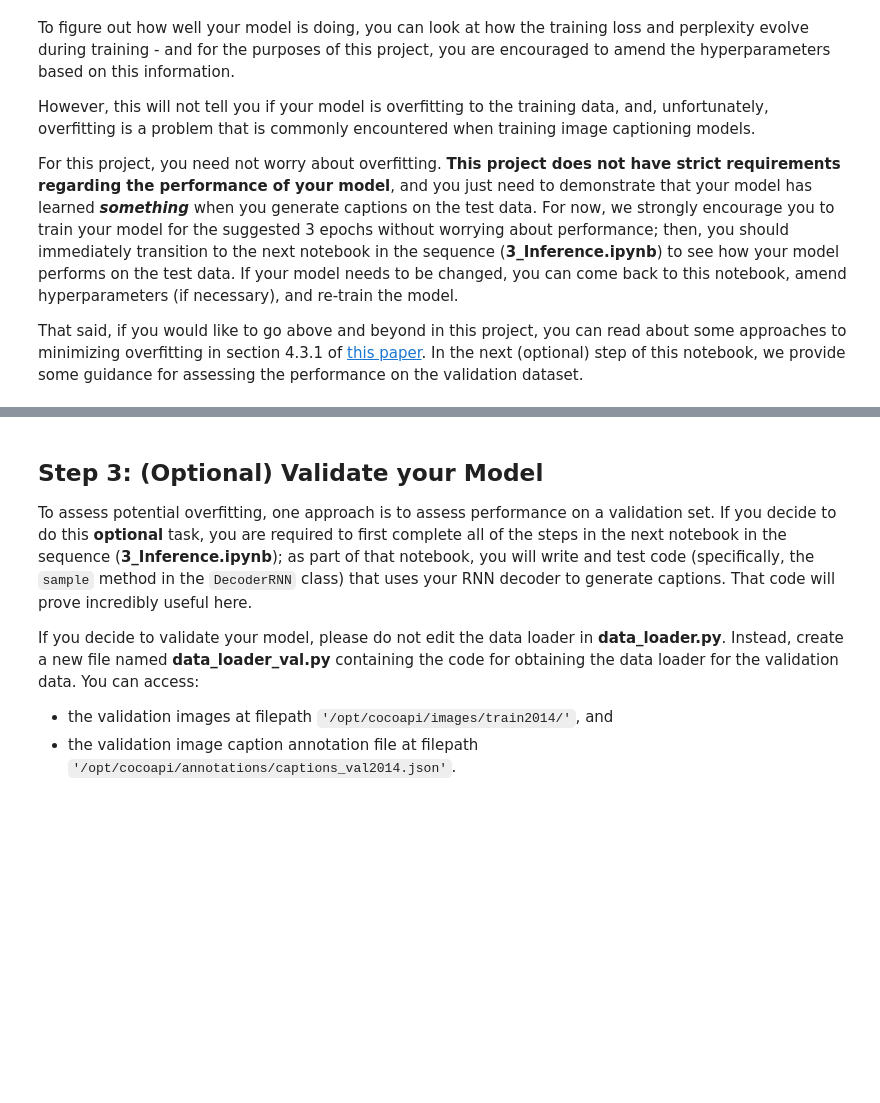
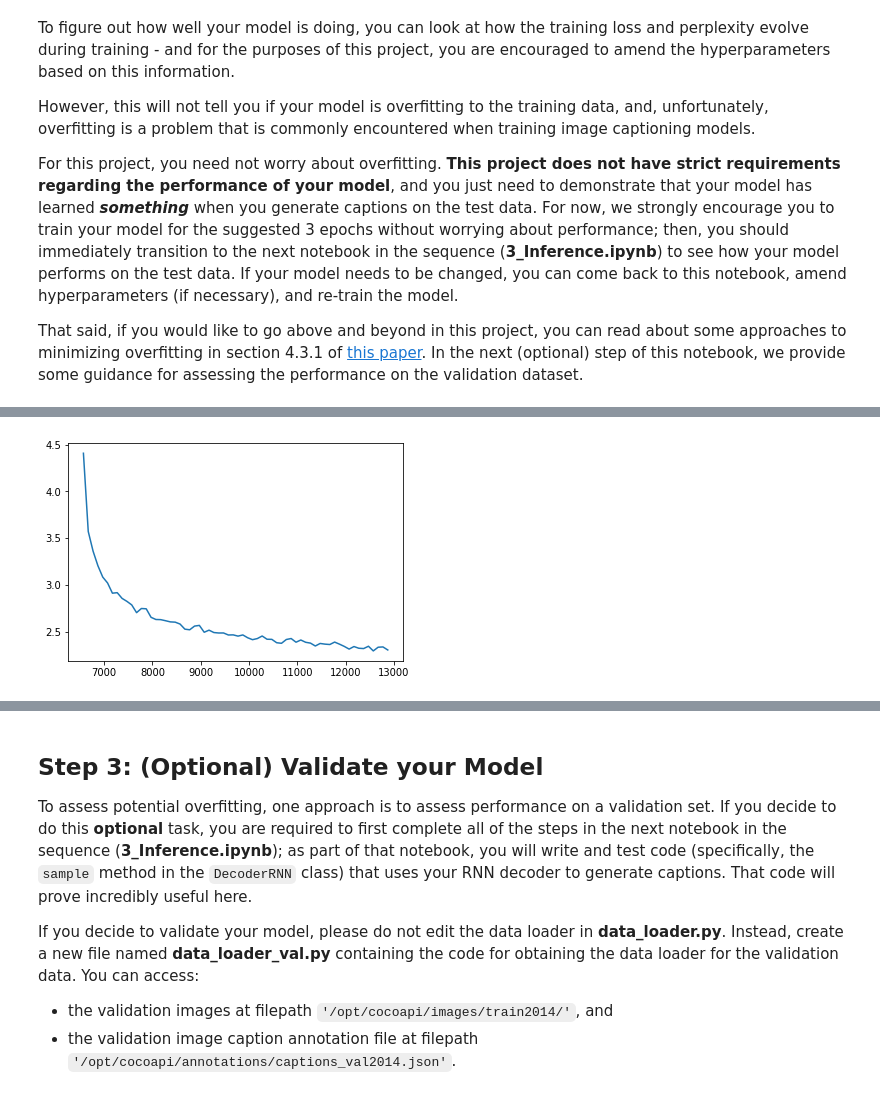
Before and after one commit to Rajesh45npt/CVND---Image-Captioning-Project, a Jupyter notebook: 2_Training.ipynb, the cells around one changed output, grey strips where cells are left out. Cells and saved outputs as stored; diff of their text form; code cells hidden in the pictures; blank space fills up the shorter version.

```diff
--- a/2_Training.ipynb
+++ b/2_Training.ipynb
@@ -103,7 +98,7 @@ import math
 
 
 ## TODO #1: Select appropriate values for the Python variables below.
-batch_size = 256         # batch size
+batch_size = 64         # batch size
 vocab_threshold = 8        # minimum word count threshold
 vocab_from_file = True    # if True, load existing vocab file
 embed_size = 512           # dimensionality of image and word embeddings
@@ -133,7 +128,7 @@ data_loader = get_loader(transform=transform_train,
 vocab_size = len(data_loader.dataset.vocab)
 
 # Initialize the encoder and decoder.
-encoder = EncoderCNN(embed_size)
+encoder = EncoderCNN(embed_size, unfreeze_layer_num=3)
 decoder = DecoderRNN(embed_size, hidden_size, vocab_size)
 
 # Move models to GPU if CUDA is available.
@@ -145,7 +140,7 @@ decoder.to(device)
 criterion = nn.CrossEntropyLoss().cuda() if torch.cuda.is_available() else nn.CrossEntropyLoss()
 
 # TODO #3: Specify the learnable parameters of the model.
-params = decoder.parameters()
+params = list(filter(lambda p: p.requires_grad,decoder.parameters())) + list(filter(lambda p: p.requires_grad, encoder.parameters()))
 
 # TODO #4: Define the optimizer.
 optimizer = torch.optim.Adam(params=params, lr=0.001)
@@ -192,28 +187,43 @@ import numpy as np
 import os
 import requests
 import time
+import matplotlib.pyplot as plt
+
 
 # Open the training log file.
 f = open(log_file, 'w')
 
-# old_time = time.time()
-# response = requests.request("GET",
-#                             "http://metadata.google.internal/computeMetadata/v1/instance/attributes/keep_alive_token",
-#                             headers={"Metadata-Flavor":"Google"})
+old_time = time.time()
+response = requests.request("GET",
+                            "http://metadata.google.internal/computeMetadata/v1/instance/attributes/keep_alive_token",
+                            headers={"Metadata-Flavor":"Google"})
+
+# List to store the information useful for graph plotting
 epoch_lst = []
 step_lst = []
 
 loss_lst = []
 perplexity_lst = []
+
+# Loading previously saved checkpoint of the model
+# encoder_file = "encoder-1.pkl"
+# decoder_file = "decoder-1.pkl"
+# encoder.load_state_dict(torch.load(os.path.join('./models', encoder_file)))
+# decoder.load_state_dict(torch.load(os.path.join('./models', decoder_file)))
+
+# Temporary list to store the metrics of every step for averaging on certain steps for visualization
+tmp_loss_lst = []
+tmp_perplexity_lst = []
+
 for epoch in range(1, num_epochs+1):
 
     for i_step in range(1, total_step+1):
 
-#         if time.time() - old_time > 60:
-#             old_time = time.time()
-#             requests.request("POST",
-#                              "https://nebula.udacity.com/api/v1/remote/keep-alive",
-#                              headers={'Authorization': "STAR " + response.text})
+        if time.time() - old_time > 60:
+            old_time = time.time()
+            requests.request("POST",
+                             "https://nebula.udacity.com/api/v1/remote/keep-alive",
+                             headers={'Authorization': "STAR " + response.text})
 
         # Randomly sample a caption length, and sample indices with that length.
         indices = data_loader.dataset.get_train_indices()
@@ -245,10 +255,9 @@ for epoch in range(1, num_epochs+1):
         # Update the parameters in the optimizer.
         optimizer.step()
 
-        epoch_lst.append(epoch)
-        step_lst.append(i_step)
-        loss_lst.append(loss.item())
-        perplexity_lst.append(np.exp(loss.item()))
+#         Store the metrics of this step
+        tmp_loss_lst.append(loss.item())
+        tmp_perplexity_lst.append(np.exp(loss.item()))
 
         # Get training statistics.
         stats = 'Epoch [%d/%d], Step [%d/%d], Loss: %.4f, Perplexity: %5.4f' % (epoch, num_epochs, i_step, total_step, loss.item(), np.exp(loss.item()))
@@ -263,15 +272,31 @@ for epoch in range(1, num_epochs+1):
 
 
 
-        []
-        # Print training statistics (on different line).
+
+        # Print training statistics (on different line).ii
         if i_step % print_every == 0:
             print('\r' + stats)
+
+#             Append the epoch, step and average loss, perplexity metrics
+            epoch_lst.append(epoch)
+            step_lst.append(epoch*total_step+i_step)
+
+            loss_lst.append(np.mean(tmp_loss_lst))
+            perplexity_lst.append(np.mean(tmp_perplexity_lst))
+
+#             Clear tmp_loss_lst and tmp_perpelexity_lst
+            tmp_loss_lst = []
+            tmp_perplexity_lst = []
+
+
 
     # Save the weights.
     if epoch % save_every == 0:
         torch.save(decoder.state_dict(), os.path.join('./models', 'decoder-%d.pkl' % epoch))
         torch.save(encoder.state_dict(), os.path.join('./models', 'encoder-%d.pkl' % epoch))
+#         plot the graph of average loss for every display steps
+        plt.plot(step_lst, loss_lst)
+        plt.show()
 
 # Close the training log file.
 f.close()
@@ -280,0 +321 @@ Epoch [1/3], Step [111/1618], Loss: 8.5905, Perplexity: 5380.0819
+[figure, added]
```
Also changed, not shown: parts of 4 cells of this notebook, 4 other files.
